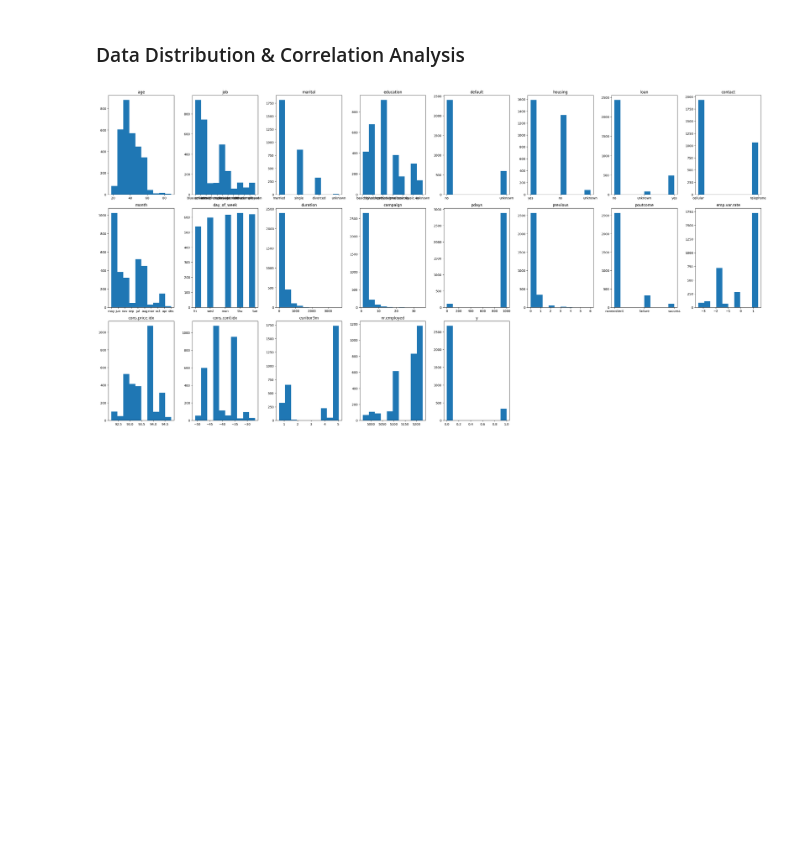
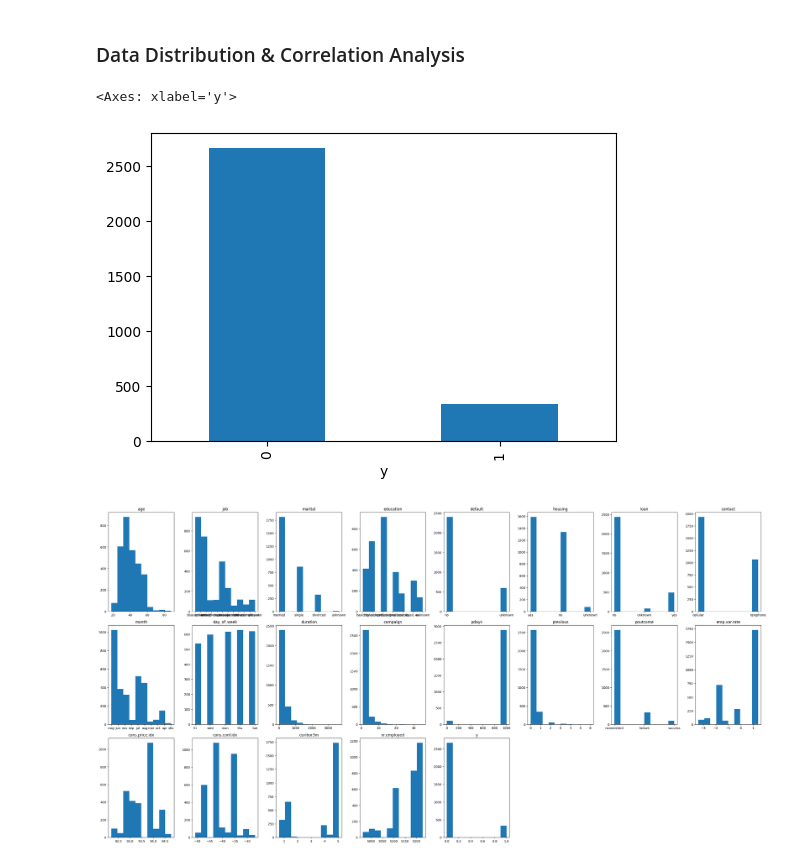
Before and after one commit to ihsannurfaqih/Bank-Marketing-Automation, a Jupyter notebook: src/notebook.ipynb, the cells around one changed output. Drawn from its saved outputs; the diff is of its cells as text; code cells hidden in the pictures; blank space fills up the shorter version.

```diff
--- a/src/notebook.ipynb
+++ b/src/notebook.ipynb
@@ -264,6 +264,11 @@ categorical_features = [
 ]
 # %% [markdown]
 ### Data Distribution & Correlation Analysis
+# %%
+df.y.value_counts().plot(kind='bar', figsize=(6,4))
+# %% [output]
+<Axes: xlabel='y'>
+[figure, added]
 # %%
 plt.figure(figsize=(30,20))
 for ind,i in enumerate(df.columns):
```
Also changed, not shown: parts of 1 cell of this notebook, 1 other file.
